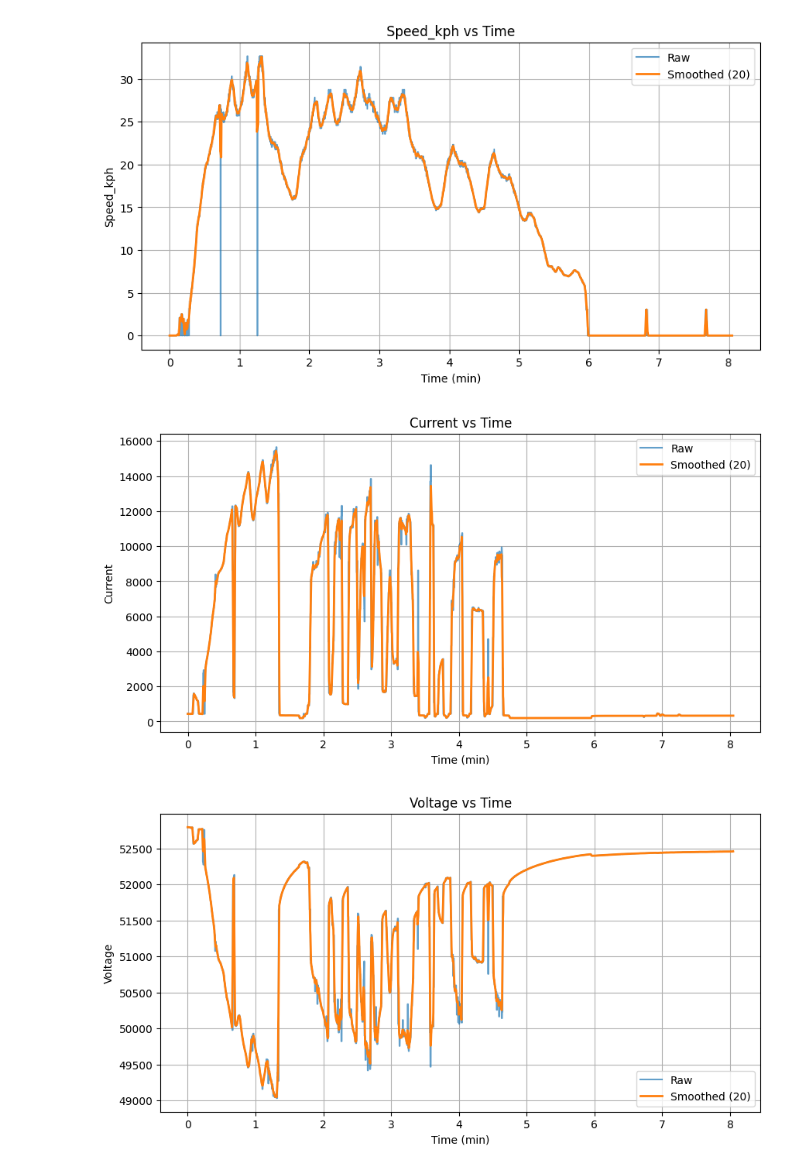
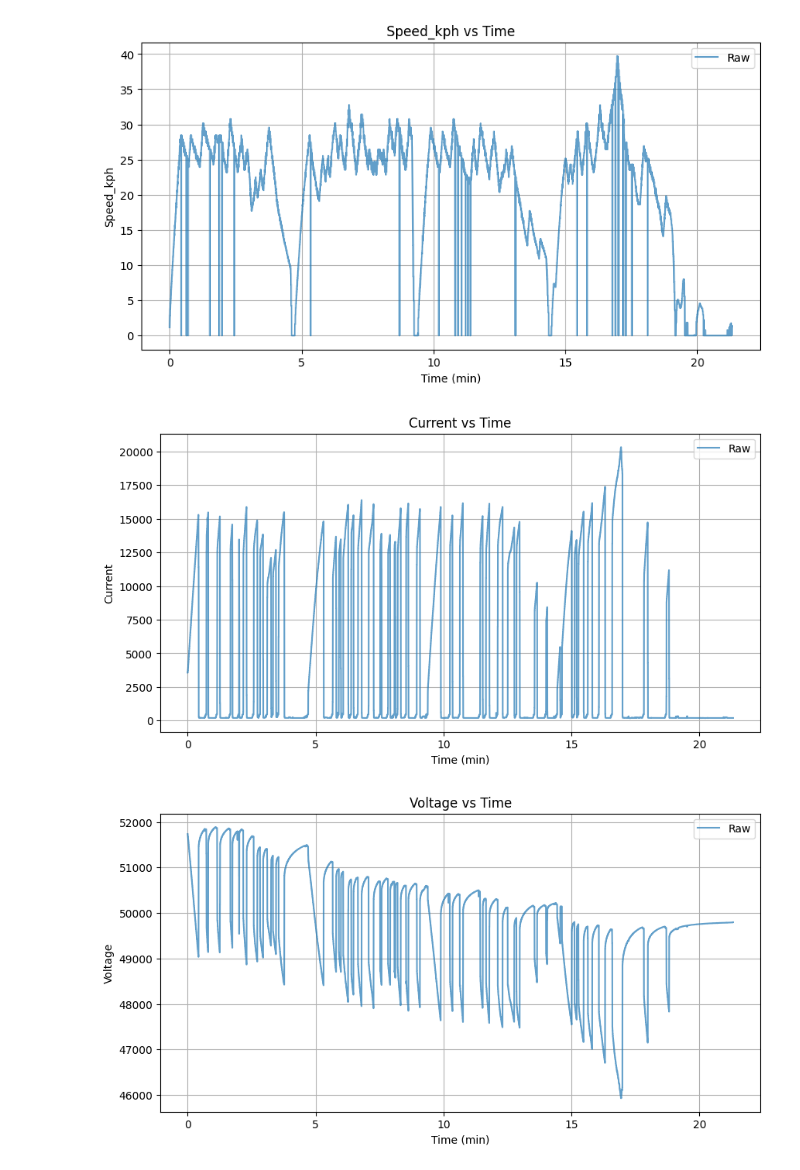
Before and after one commit to KalebACC/UOSM-CleanTelemProcess, a Jupyter notebook: Plotting.ipynb, the cells around one changed output. Cells and saved outputs as stored; diff of their text form; code cells hidden in the pictures.

Commit message:
Added data

```diff
--- a/Plotting.ipynb
+++ b/Plotting.ipynb
@@ -5,12 +5,14 @@ from Classes import FileManager as fm
 from Classes.DataPlotter import DataPlotter
 
 # Folder with run data (e.g., SD card)
-folder = r"D:"
+folder = r"Data"
 
 # Get latest CSV file
 latest_file = fm.get_latest_file(folder)
 
 # Create plotter object for graphs
+# plotter = DataPlotter(r"D:\d_71.csv")
 plotter = DataPlotter(latest_file)
+
 # plotter = DataPlotter(CSV_PATH)
 plotter.load_data()
@@ -22,4 +19,4 @@ plotter.plot_single("Voltage", smooth_window=20,speed_unit="kph")
 # %%
 # Plot all columns
-plotter.plot_all(smooth_window=20)
+plotter.plot_all(smooth_window=0)
 # %% [output]
@@ -27,3 +24,3 @@ plotter.plot_all(smooth_window=20)
-[figure, old version]
+[figure, new version]
-[figure, old version]
+[figure, new version]
-[figure, old version]
+[figure, new version]
```
Also changed, not shown: parts of 6 cells of this notebook, 4 other files.
